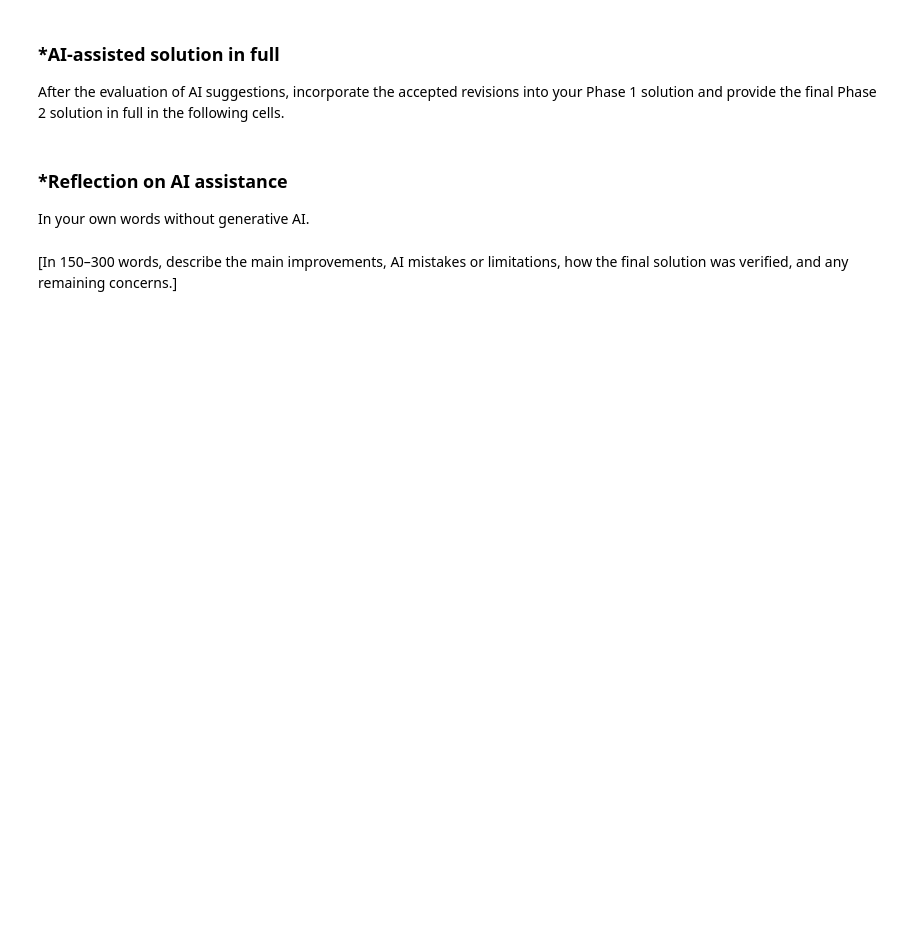
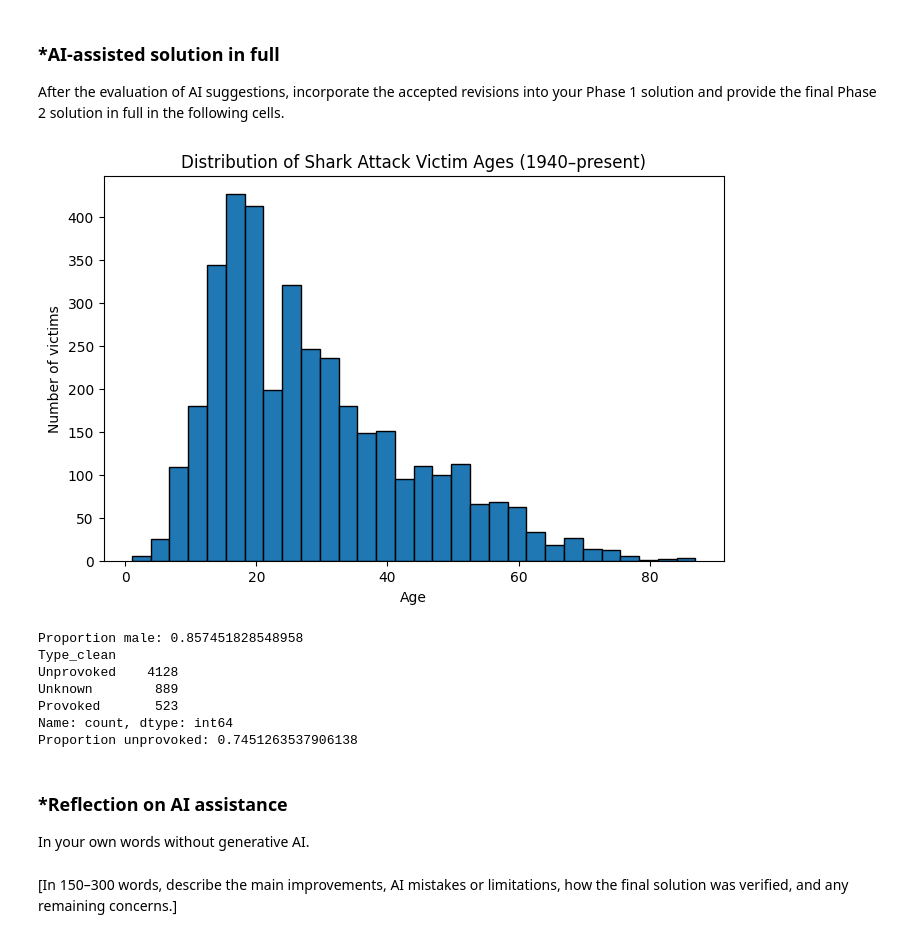
Before and after one commit to anayamgreen/A01-data-wrangling, a Jupyter notebook: A01.ipynb, the cells around one changed output. Drawn from its saved outputs; the diff is of its cells as text; code cells hidden in the pictures; blank space fills up the shorter version.

```diff
--- a/A01.ipynb
+++ b/A01.ipynb
@@ -323,3 +513,76 @@ After the evaluation of AI suggestions, incorporate the accepted revisions into
+# %%
+import numpy as np
+import matplotlib.pyplot as plt
+import pandas as pd
+pd.set_option('display.max_rows',10000)
+
+# Read in the shark data
+
+url='https://sharkattackfile.net/GSAF5.xls' # reading in the shark attack file
+df = pd.read_excel(url) # assigning the data to a variable
+df.head() # looking at the first few rows of the variable
+
+#dropping any columns with all missing values and re-assigning it back to the variable
+df = df.drop(columns=['pdf', 'href','href formula','Case Number','Case Number.1','original order','Unnamed: 21','Unnamed: 22'])
+df.head()# checking the first few rows again
+
+#cleaning the year variable
+df = df[df['Year'] >= 1940.0] # anything after 1940
+
+#checking to see if there is any years before 1940 still there
+if (df["Year"] < 1940.0).any():
+  print("didn't work")
+else:
+  pass
+df['Year'].unique() # looking at all years that are reported amnd its
+df['Year'].dtype # looking at the datatype
+df['Year'] = pd.to_numeric(df['Year'], errors='coerce') # changing the data type to numeric
+df['Year'] = df['Year'].replace(20026.0, 2026.0)# making the outlier the correct year
+
+#print(df["Year"].value_counts().sort_index(), '\n') # checking the amount of each year is being reported and its trends, and sort them by year
+
+# ------ The AI generated code ---------
+# 4. Clean Age: pull out the numeric portion, coerce, drop missing for the histogram
+df['Age_clean'] = df['Age'].astype(str).str.extract(r'(\d+)').astype(float)
+ages = df['Age_clean'].dropna()
+
+plt.figure(figsize=(8,5))
+plt.hist(ages, bins=30, edgecolor='black')
+plt.xlabel('Age')
+plt.ylabel('Number of victims')
+plt.title('Distribution of Shark Attack Victim Ages (1940–present)')
+plt.show()
+
+# 5. Proportion male
+df['Sex_clean'] = df['Sex'].astype(str).str.strip().str.upper()
+df['Sex_clean'] = df['Sex_clean'].where(df['Sex_clean'].isin(['M','F']), np.nan)
+pct_male = df['Sex_clean'].value_counts(normalize=True, dropna=True).get('M')
+print('Proportion male:', pct_male)
+
+# 6. Clean Type to 3 categories: Provoked / Unprovoked / Unknown
+def clean_type(x):
+    x = str(x).strip().lower()
+    if x == 'provoked':
+        return 'Provoked'
+    elif x == 'unprovoked':
+        return 'Unprovoked'
+    else:
+        return 'Unknown'
+
+df['Type_clean'] = df['Type'].apply(clean_type)
+print(df['Type_clean'].value_counts())
+
+pct_unprovoked = (df['Type_clean'] == 'Unprovoked').mean()
+print('Proportion unprovoked:', pct_unprovoked)
+# %% [output]
+[figure, added]
+Proportion male: 0.857451828548958
+Type_clean
+Unprovoked    4128
+Unknown        889
+Provoked       523
+Name: count, dtype: int64
+Proportion unprovoked: 0.7451263537906138
 # %% [markdown]
 ### *Reflection on AI assistance
 In your own words without generative AI.
```
Also changed, not shown: parts of 10 cells of this notebook.
